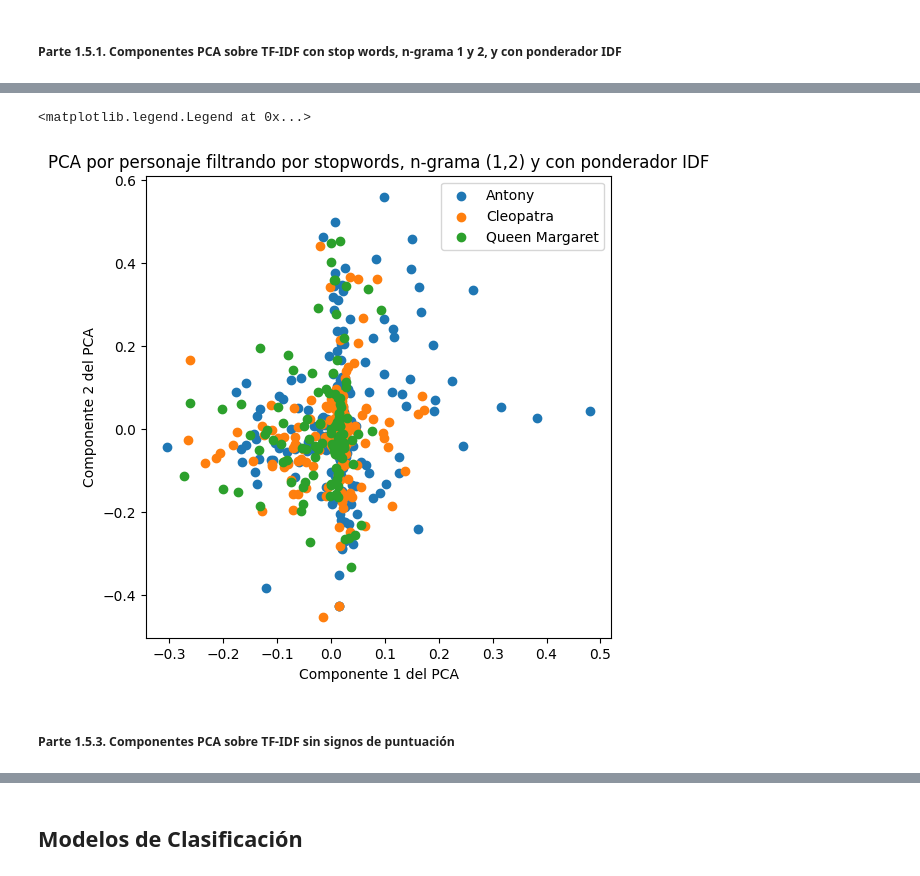
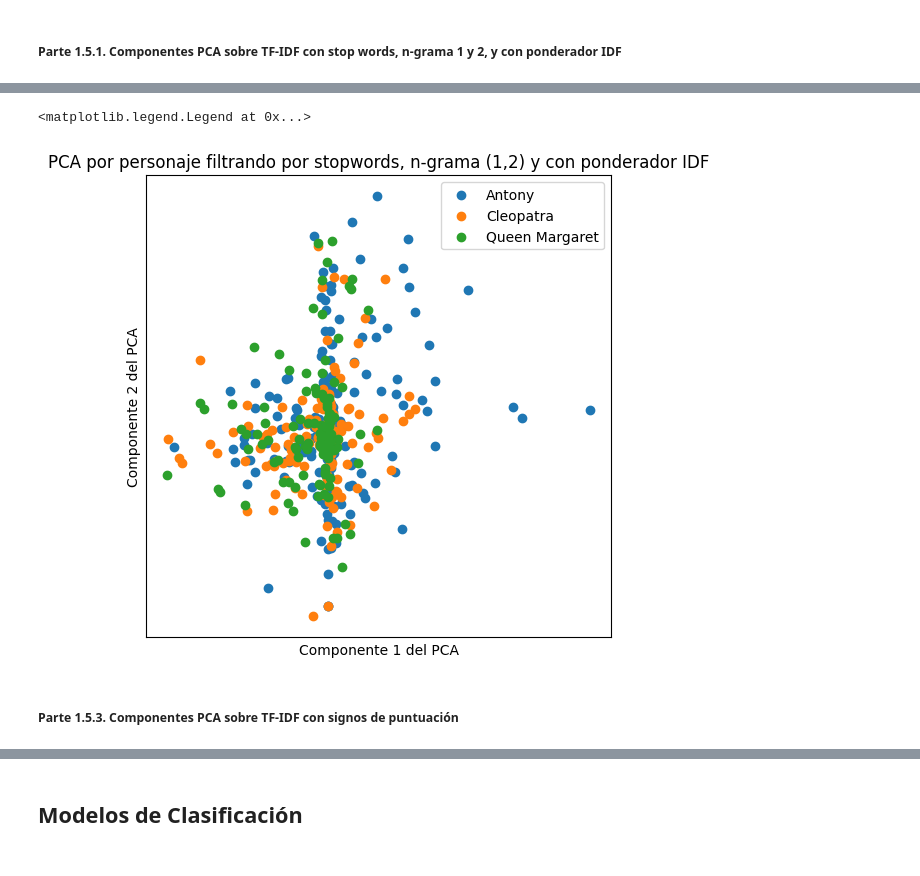
Before and after one commit to lupish/introcd_grupo_17, a Jupyter notebook: Tarea_2/shakespeare_tarea_2.ipynb, the cells around one changed output, grey strips where cells are left out. Cells and saved outputs as stored; diff of their text form; code cells hidden in the pictures.

```diff
--- a/Tarea_2/shakespeare_tarea_2.ipynb
+++ b/Tarea_2/shakespeare_tarea_2.ipynb
@@ -483,18 +471,33 @@ array([[ 7.77694544e-02, -2.04718575e-02],
 # %%
 # Visualización de las dos primeras componentes de PCA
 fig, ax = plt.subplots(figsize=(6, 6))
 for character in np.unique(y_train):
     mask_train = y_train == character
     ax.scatter(X_train_red_sw_nG12[mask_train, 0], X_train_red[mask_train, 1], label=character)
 
 ax.set_title("PCA por personaje filtrando por stopwords, n-grama (1,2) y con ponderador IDF")
 plt.xlabel("Componente 1 del PCA")
 plt.ylabel("Componente 2 del PCA")
+
+plt.tick_params(
+    axis="x",
+    which="both",
+    bottom = False,
+    labelbottom = False
+)
+
+plt.tick_params(
+    axis="y",
+    which="both",
+    left = False,
+    labelleft = False
+)
+
 ax.legend()
 # %% [output]
 <matplotlib.legend.Legend at 0x...>
-[figure, old version]
+[figure, new version]
 # %% [markdown]
-##### Parte 1.5.3. Componentes PCA sobre TF-IDF sin signos de puntuación
+##### Parte 1.5.3. Componentes PCA sobre TF-IDF con signos de puntuación
 # %%
 # TODO: ES OPCIONAL, VER SI DA EL TIEMPO!
```
Also changed, not shown: parts of 14 cells of this notebook.
